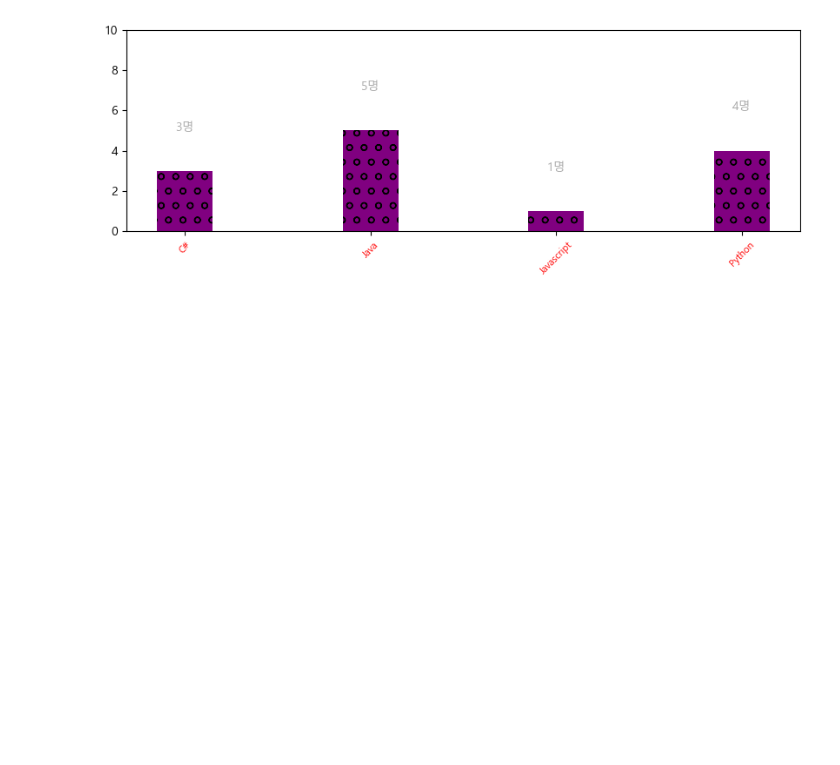
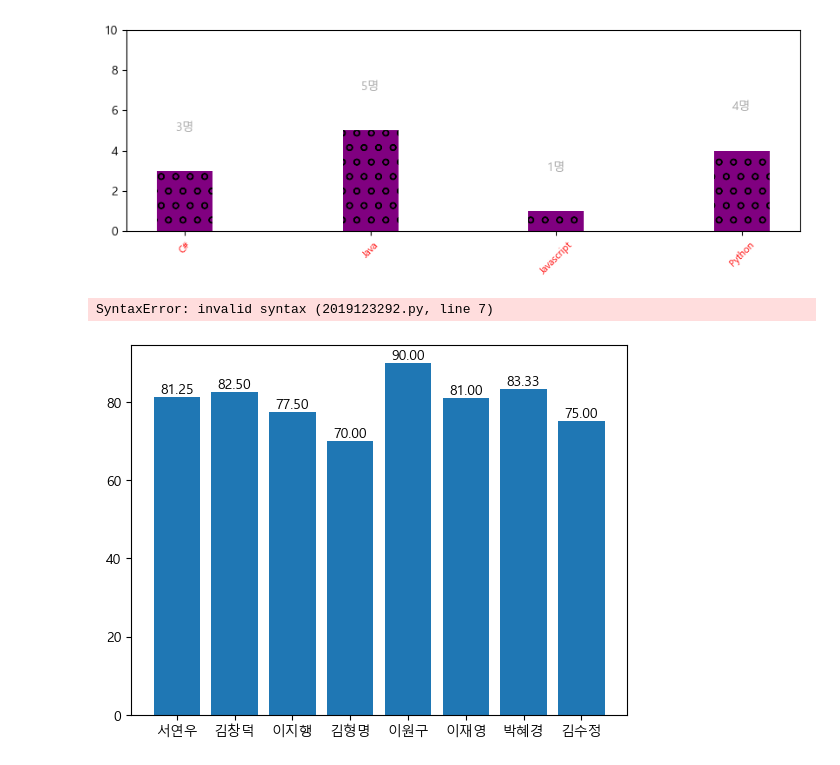
Before and after one commit to Kims-club98/python-project, a Jupyter notebook: 04.데이터시각화/01시각화/08.데이터프레임활용.ipynb, the cells around one changed output. Saved outputs shown, nothing was run; the diff lists cells and outputs as text; code cells hidden in the pictures; blank space fills up the shorter version.

```diff
--- a/04.데이터시각화/01시각화/08.데이터프레임활용.ipynb
+++ b/04.데이터시각화/01시각화/08.데이터프레임활용.ipynb
@@ -236,3 +236,19 @@ for idx, h in enumerate(peo):
     plt.text(idx, h+2, f'{h}명', color='darkgray',ha='center')
 # %% [output]
 [figure]
+# %%
+#학생별 이름/학생별 평균점수
+enroll=pd.read_csv('data/수강.csv')
+group=enroll.groupby('학생번호')['점수'].mean()
+stu=pd.read_csv('data/학생.csv')
+
+merge=stu.merge(group, how='left',on='학생번호')#merge할 열 제목이 다를 경우 left_on // right_on으로 연결
+# %% [output]
+SyntaxError: invalid syntax (2019123292.py, line 7)
+# %%
+#학생별 평균점수를 막대그래프로
+plt.bar(merge['학생이름'],merge['점수'])
+for idx, grade in enumerate(merge['점수']):
+    plt.text(idx, grade+1, f'{grade:.2f}', ha='center')
+# %% [output]
+[figure, added]
```
Also changed, not shown: parts of 4 cells of this notebook, 12 other files.
